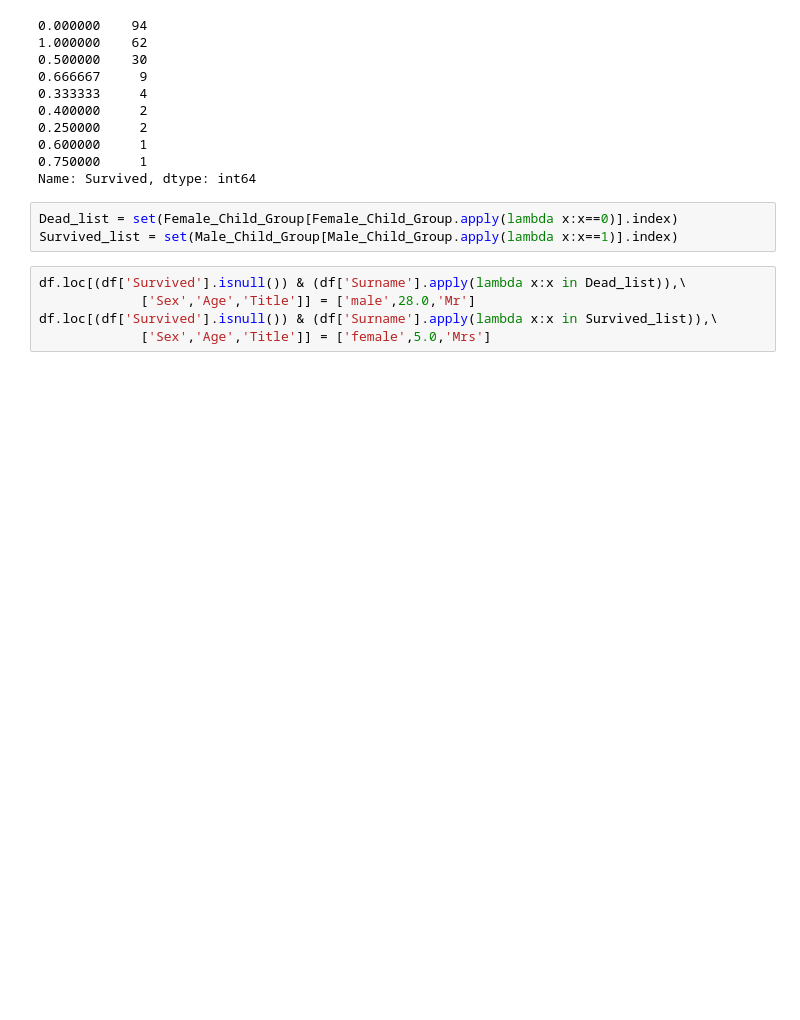
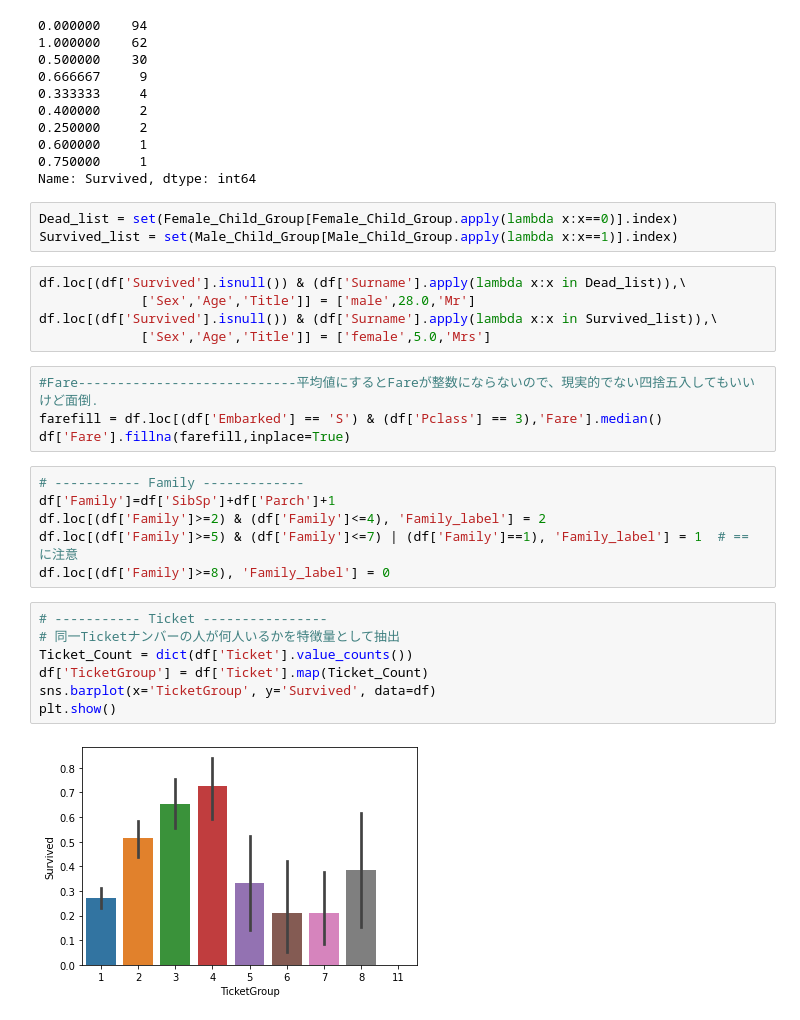
Before and after one commit to YusukeTakahashi2001/Kaggle_Titanic-Machine-Learning-from-Disaster_20201104, a Jupyter notebook: main_20201106.ipynb, the cells around one changed output. Drawn from its saved outputs; the diff is of its cells as text; blank space fills up the shorter version.

```diff
--- a/main_20201106.ipynb
+++ b/main_20201106.ipynb
@@ -136,3 +136,22 @@ df.loc[(df['Survived'].isnull()) & (df['Surname'].apply(lambda x:x in Dead_list)
              ['Sex','Age','Title']] = ['male',28.0,'Mr']
 df.loc[(df['Survived'].isnull()) & (df['Surname'].apply(lambda x:x in Survived_list)),\
              ['Sex','Age','Title']] = ['female',5.0,'Mrs']
+# %%
+#Fare----------------------------平均値にするとFareが整数にならないので、現実的でない四捨五入してもいいけど面倒.
+farefill = df.loc[(df['Embarked'] == 'S') & (df['Pclass'] == 3),'Fare'].median()
+df['Fare'].fillna(farefill,inplace=True)
+# %%
+# ----------- Family -------------
+df['Family']=df['SibSp']+df['Parch']+1
+df.loc[(df['Family']>=2) & (df['Family']<=4), 'Family_label'] = 2
+df.loc[(df['Family']>=5) & (df['Family']<=7) | (df['Family']==1), 'Family_label'] = 1  # == に注意
+df.loc[(df['Family']>=8), 'Family_label'] = 0
+# %%
+# ----------- Ticket ----------------
+# 同一Ticketナンバーの人が何人いるかを特徴量として抽出
+Ticket_Count = dict(df['Ticket'].value_counts())
+df['TicketGroup'] = df['Ticket'].map(Ticket_Count)
+sns.barplot(x='TicketGroup', y='Survived', data=df)
+plt.show()
+# %% [output]
+[figure, added]
```
Also changed, not shown: parts of 10 cells of this notebook.
